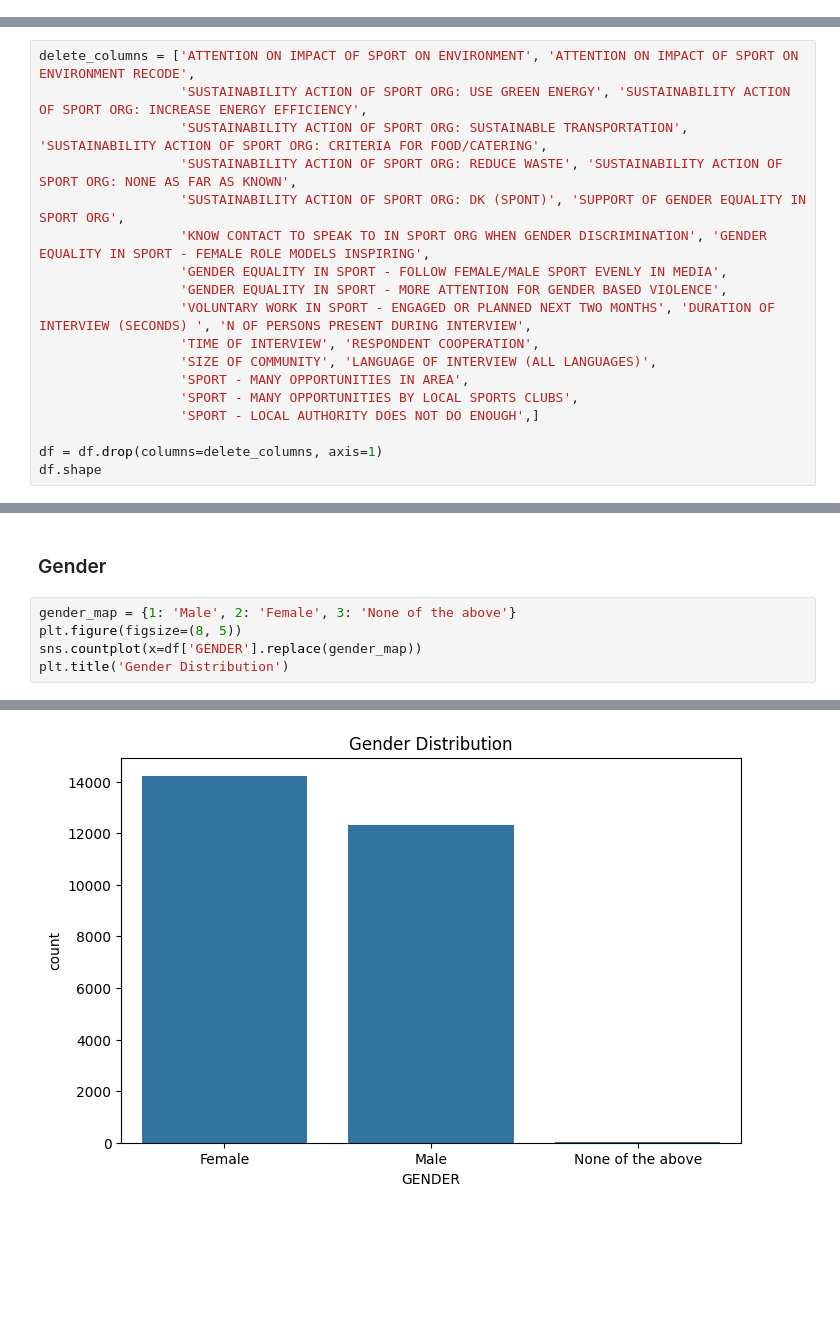
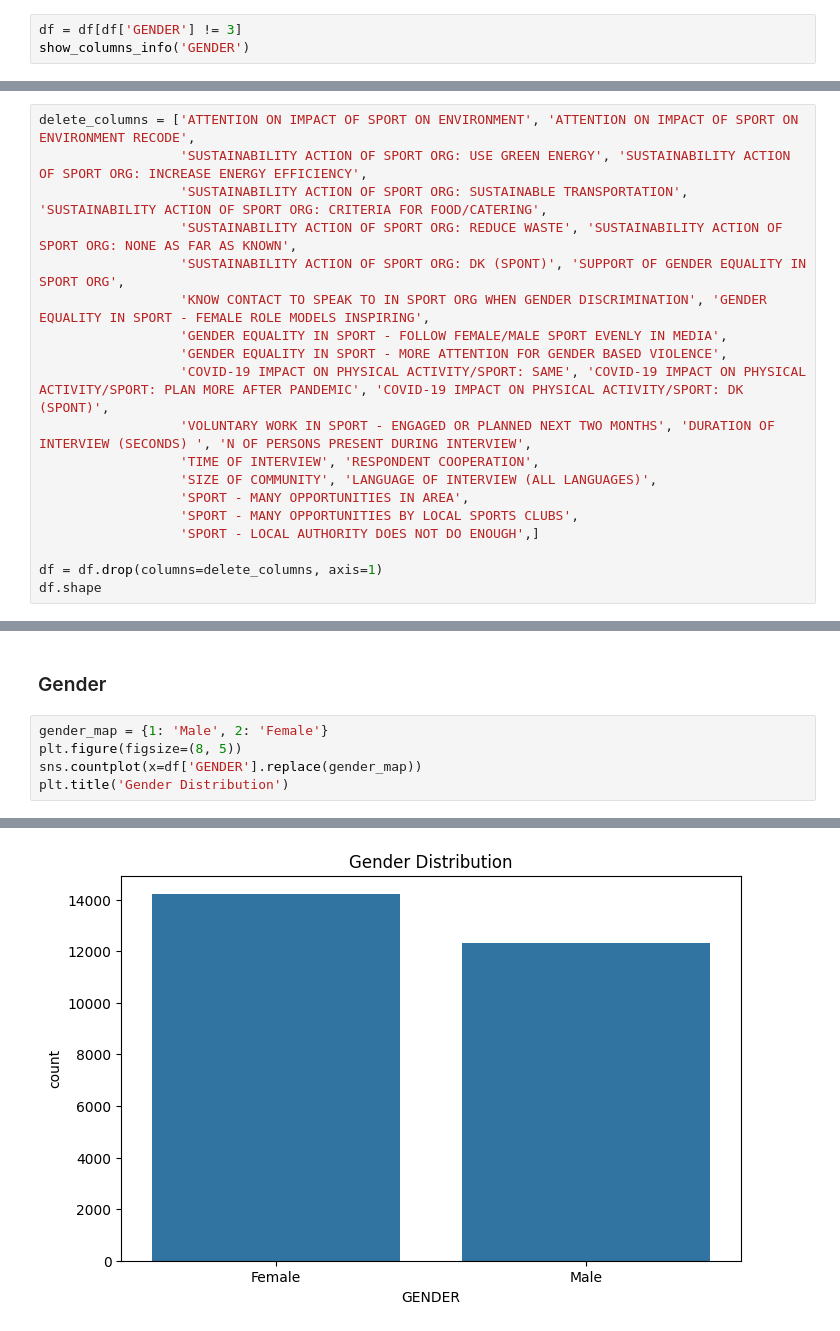
Before and after one commit to DenysHorshcov/analysis_sport_EU, a Jupyter notebook: analyze.ipynb, the cells around one changed output, grey strips where cells are left out. Cells and saved outputs as stored; diff of their text form; blank space fills up the shorter version.

Commit message:
delete COVID columns and rows with 3 gender

```diff
--- a/analyze.ipynb
+++ b/analyze.ipynb
@@ -1036,0 +1046,3 @@ Name: count, dtype: int64
+# %%
+df = df[df['GENDER'] != 3]
+show_columns_info('GENDER')
@@ -1147,6 +1166,7 @@ delete_columns = ['ATTENTION ON IMPACT OF SPORT ON ENVIRONMENT', 'ATTENTION ON I
                   'KNOW CONTACT TO SPEAK TO IN SPORT ORG WHEN GENDER DISCRIMINATION', 'GENDER EQUALITY IN SPORT - FEMALE ROLE MODELS INSPIRING',
                   'GENDER EQUALITY IN SPORT - FOLLOW FEMALE/MALE SPORT EVENLY IN MEDIA',
                   'GENDER EQUALITY IN SPORT - MORE ATTENTION FOR GENDER BASED VIOLENCE',
+                  'COVID-19 IMPACT ON PHYSICAL ACTIVITY/SPORT: SAME', 'COVID-19 IMPACT ON PHYSICAL ACTIVITY/SPORT: PLAN MORE AFTER PANDEMIC', 'COVID-19 IMPACT ON PHYSICAL ACTIVITY/SPORT: DK (SPONT)',
                   'VOLUNTARY WORK IN SPORT - ENGAGED OR PLANNED NEXT TWO MONTHS', 'DURATION OF INTERVIEW (SECONDS) ', 'N OF PERSONS PRESENT DURING INTERVIEW',
                   'TIME OF INTERVIEW', 'RESPONDENT COOPERATION',
                   'SIZE OF COMMUNITY', 'LANGUAGE OF INTERVIEW (ALL LANGUAGES)',
@@ -1483,13 +1526,13 @@ Text(0.5, 1.0, 'Nationality Distribution')
 # %% [markdown]
 ### Gender
 # %%
-gender_map = {1: 'Male', 2: 'Female', 3: 'None of the above'}
+gender_map = {1: 'Male', 2: 'Female'}
 plt.figure(figsize=(8, 5))
 sns.countplot(x=df['GENDER'].replace(gender_map))
 plt.title('Gender Distribution')
 # %% [output]
 Text(0.5, 1.0, 'Gender Distribution')
-[figure, old version]
+[figure, new version]
 # %%
 df['GENDER']
 # %% [output]
```
Also changed, not shown: parts of 21 cells of this notebook, 2 other files.
